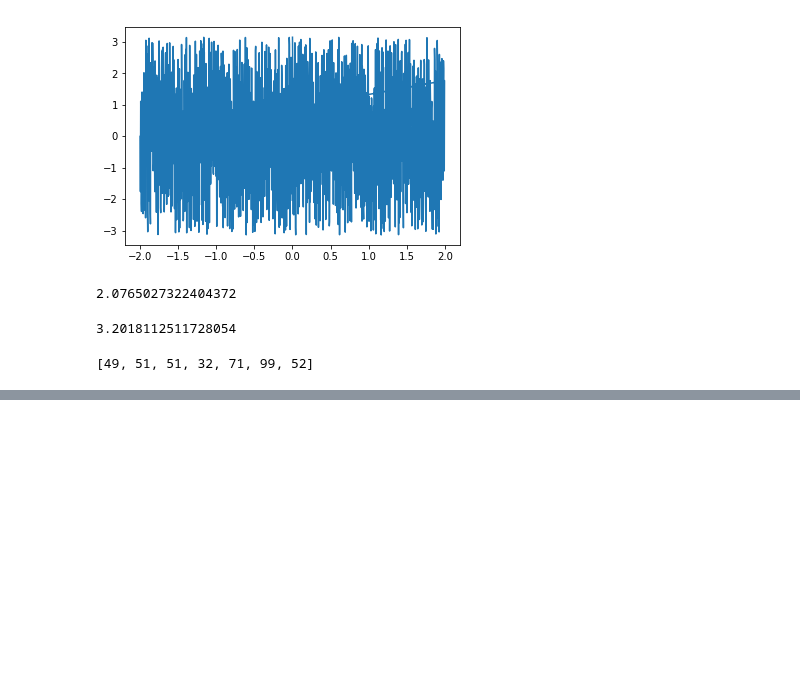
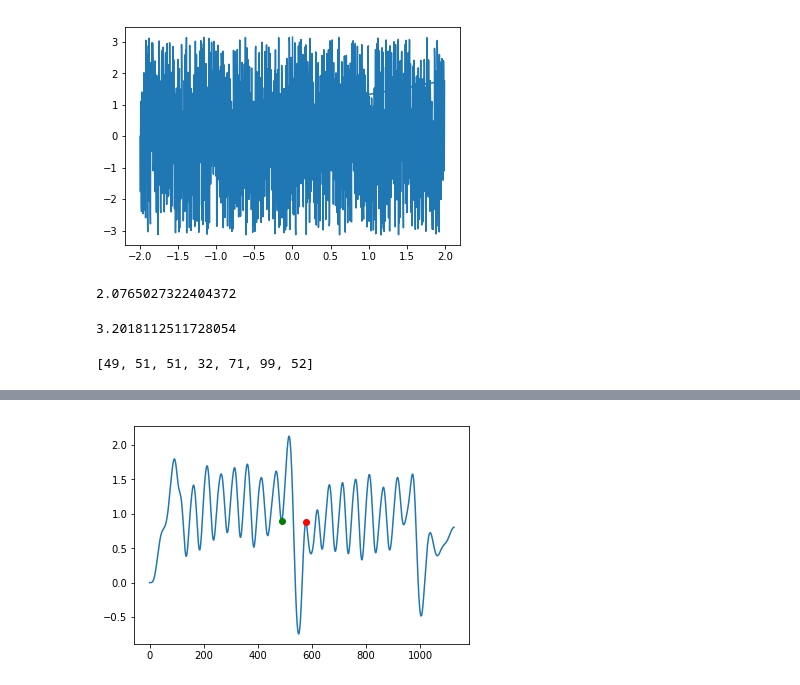
Before and after one commit to pdkit/pdkit, a Jupyter notebook: notebooks/New gait features.ipynb, the cells around one changed output, grey strips where cells are left out. Drawn from its saved outputs; the diff is of its cells as text; code cells hidden in the pictures; blank space fills up the shorter version.

```diff
--- a/notebooks/New gait features.ipynb
+++ b/notebooks/New gait features.ipynb
@@ -95,0 +111,20 @@ second_str_duration = [np.sum(a) / gp.sampling_frequency for a in second_strides
+# %%
+def start_end_turn(signal, freq=100):
+
+    f_sig = butter_lowpass_filter(signal, freq, cutoff=2, order=5)
+
+    gt = sig.argrelextrema(f_sig, np.greater)[0]
+    lt = sig.argrelextrema(f_sig, np.less)[0]
+
+    end_turn = gt[np.argmax(f_sig[gt]) + 1]
+    start_turn = lt[np.argmin(f_sig[lt]) - 1]
+
+    plt.plot(f_sig)
+    plt.plot(start_turn, f_sig[start_turn], 'go')
+    plt.plot(end_turn, f_sig[end_turn], 'ro')
+
+    return start_turn, end_turn
+# %%
+s_y, e_y = start_end_turn(ts.y)
+# %% [output]
+[figure, added]
```
Also changed, not shown: parts of 7 cells of this notebook.
